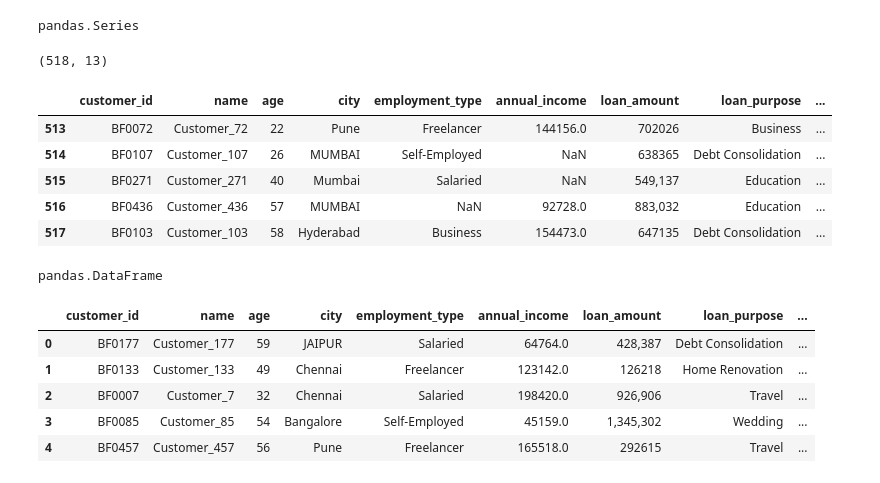
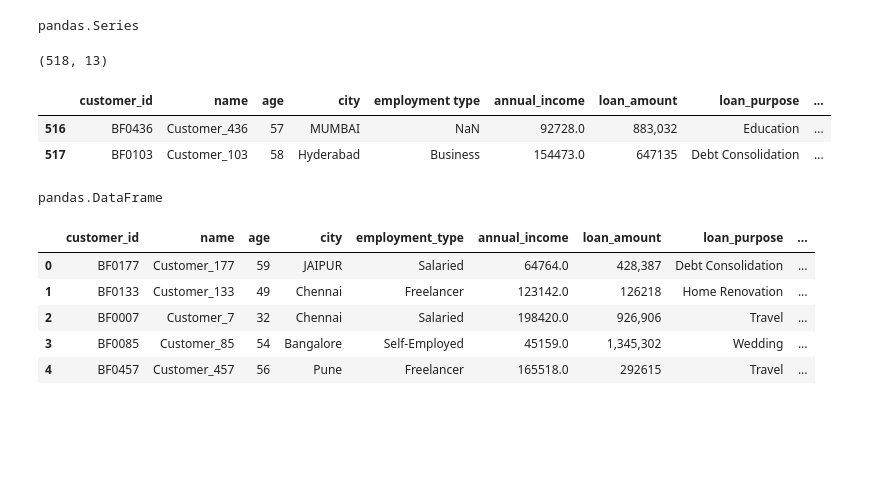
Before and after one commit to rahul8879/ai-engineering_full_stack, a Jupyter notebook: 01_Python/Data_understading/Data/01_pandas_introduction.ipynb, the cells around one changed output. Drawn from its saved outputs; the diff is of its cells as text; code cells hidden in the pictures; blank space fills up the shorter version.

```diff
--- a/01_Python/Data_understading/Data/01_pandas_introduction.ipynb
+++ b/01_Python/Data_understading/Data/01_pandas_introduction.ipynb
@@ -101,12 +101,9 @@ data.shape
 # %% [output]
 (518, 13)
 # %%
-data.tail(5)
+data.tail(2)
 # %% [output]
-|  | customer_id | name | age | city | employment_type | annual_income | loan_amount | loan_purpose | ... |
-| 513 | BF0072 | Customer_72 | 22 | Pune | Freelancer | 144156.0 | 702026 | Business | ... |
-| 514 | BF0107 | Customer_107 | 26 | MUMBAI | Self-Employed | NaN | 638365 | Debt Consolidation | ... |
-| 515 | BF0271 | Customer_271 | 40 | Mumbai | Salaried | NaN | 549,137 | Education | ... |
+|  | customer_id | name | age | city | employment type | annual_income | loan_amount | loan_purpose | ... |
 | 516 | BF0436 | Customer_436 | 57 | MUMBAI | NaN | 92728.0 | 883,032 | Education | ... |
 | 517 | BF0103 | Customer_103 | 58 | Hyderabad | Business | 154473.0 | 647135 | Debt Consolidation | ... |
 # %%
```
Also changed, not shown: parts of 14 cells of this notebook, 2 other files.
